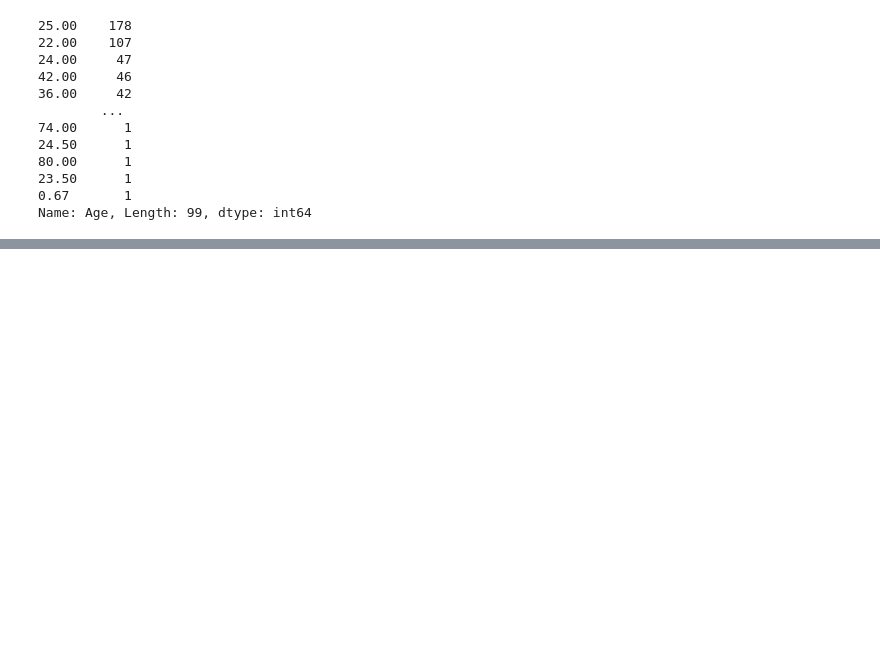
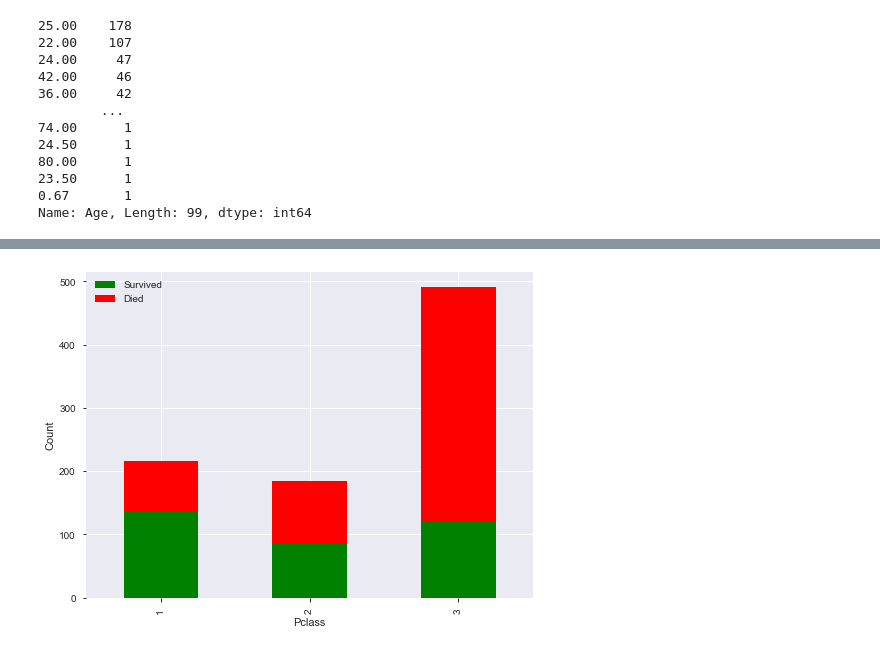
Before and after one commit to douglaspsteen/titanic, a Jupyter notebook: Titanic_Kaggle_Competition.ipynb, the cells around one changed output, grey strips where cells are left out. Cells and saved outputs as stored; diff of their text form; code cells hidden in the pictures; blank space fills up the shorter version.

```diff
--- a/Titanic_Kaggle_Competition.ipynb
+++ b/Titanic_Kaggle_Competition.ipynb
@@ -658,0 +370,8 @@ df[df.title_other == 1]
+# %%
+ax = train_data.groupby('Pclass').agg('sum')[['Survived', 'Died']].plot(
+    kind='bar', figsize=(8,6), stacked=True, color=['g', 'r'])
+ax.set_xlabel('Pclass')
+ax.set_ylabel('Count')
+ax.set_xticklabels(['1', '2', '3']);
+# %% [output]
+[figure, added]
```
Also changed, not shown: parts of 126 cells of this notebook.
